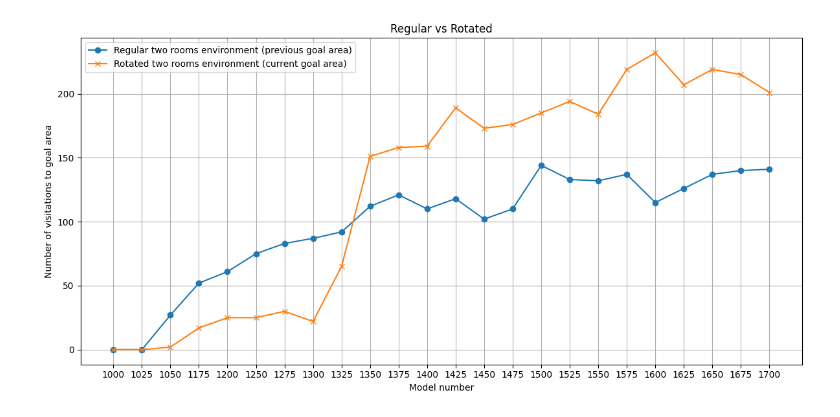
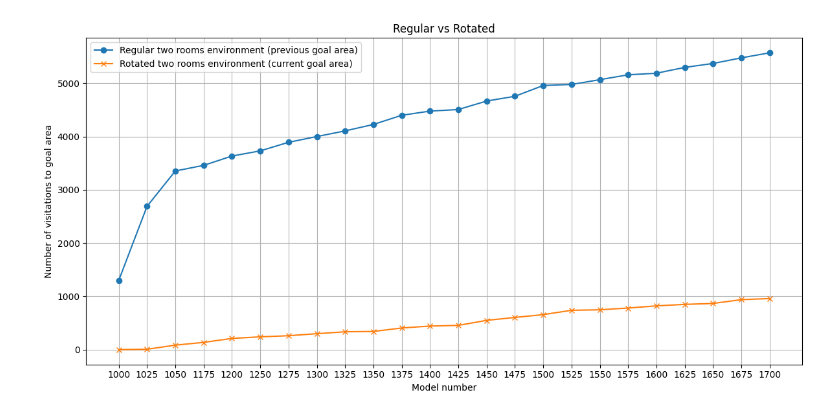
Before and after one commit to henriklarsen28/XAI-gridcells-master, a Jupyter notebook: xai/cav/continuous/behavior_analysis.ipynb, the cells around one changed output. Cells and saved outputs as stored; diff of their text form; code cells hidden in the pictures.

Commit message:
plot goal area visitations

```diff
--- a/xai/cav/continuous/behavior_analysis.ipynb
+++ b/xai/cav/continuous/behavior_analysis.ipynb
@@ -1,32 +27,8 @@
 # %%
-import matplotlib.pyplot as plt
-import json
-
-path = 'goal_visitations.json'
-
-with open(path, 'r') as f:
-    data = json.load(f)
-
-# Find common keys only
-model_num = sorted(set(data["regular"].keys()))
-
-# Extract y-values
-regular_y = [data["regular"][k] for k in model_num]
-rotated_y = [data["rotated"][k] for k in model_num]
-
-# Plotting with shared keys only
-plt.figure(figsize=(12, 6))
-plt.plot(model_num, regular_y, marker='o', label='Regular two rooms environment (previous goal area)')
-plt.plot(model_num, rotated_y, marker='x', label='Rotated two rooms environment (current goal area)')
-plt.xlabel("Model number")
-plt.ylabel("Number of visitations to goal area")
-plt.title("Regular vs Rotated")
-plt.legend()
-plt.grid(True)
-plt.tight_layout()
-plt.show()
+path = 'goal_visitations_two_rooms_3.json'
+plot_figure(path)
 # %% [output]
-[figure, old version]
+[figure, new version]
 # %%
 path = 'goal_visitations_circular.json'
 
```
Also changed, not shown: parts of 2 cells of this notebook.
